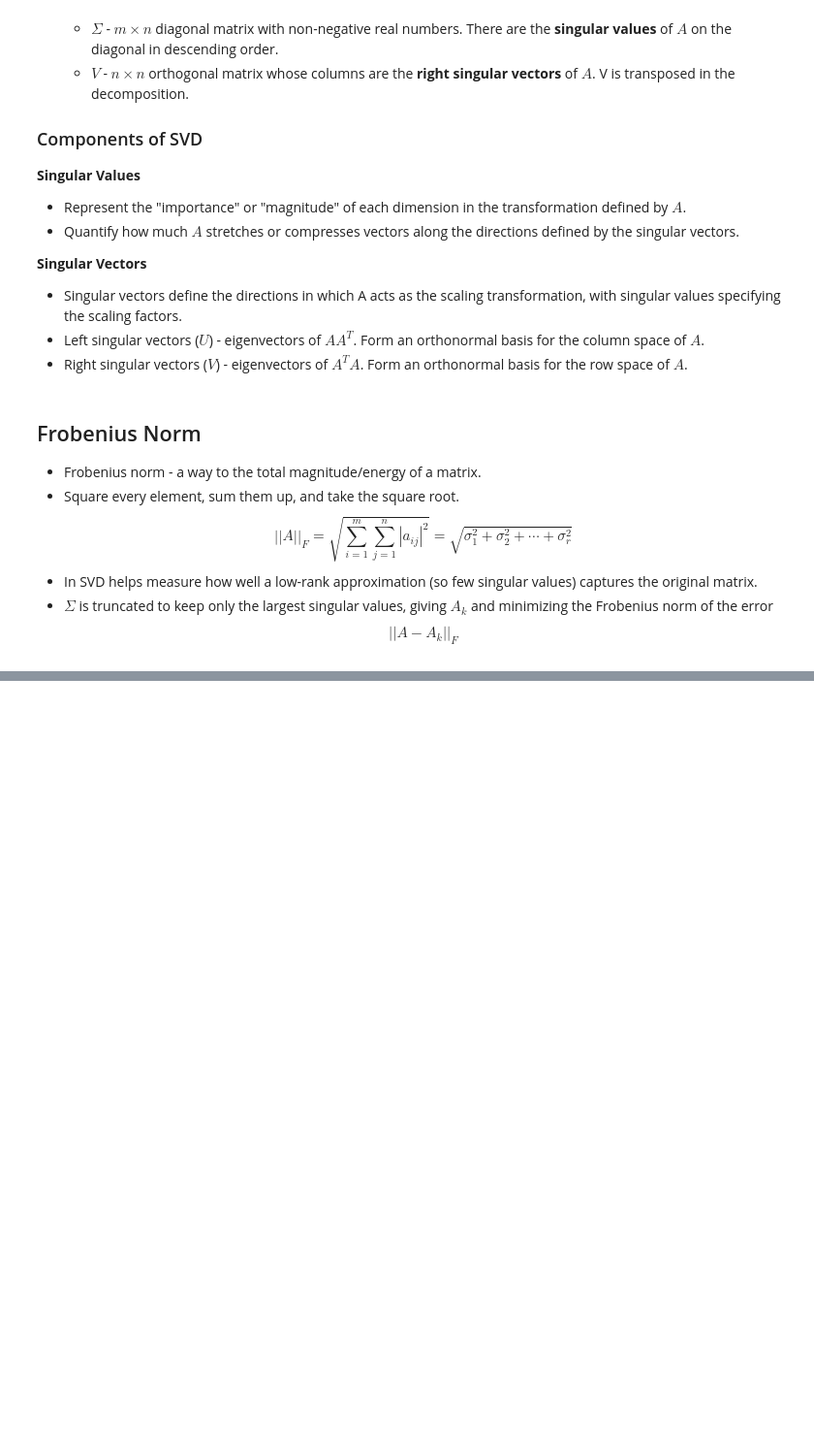
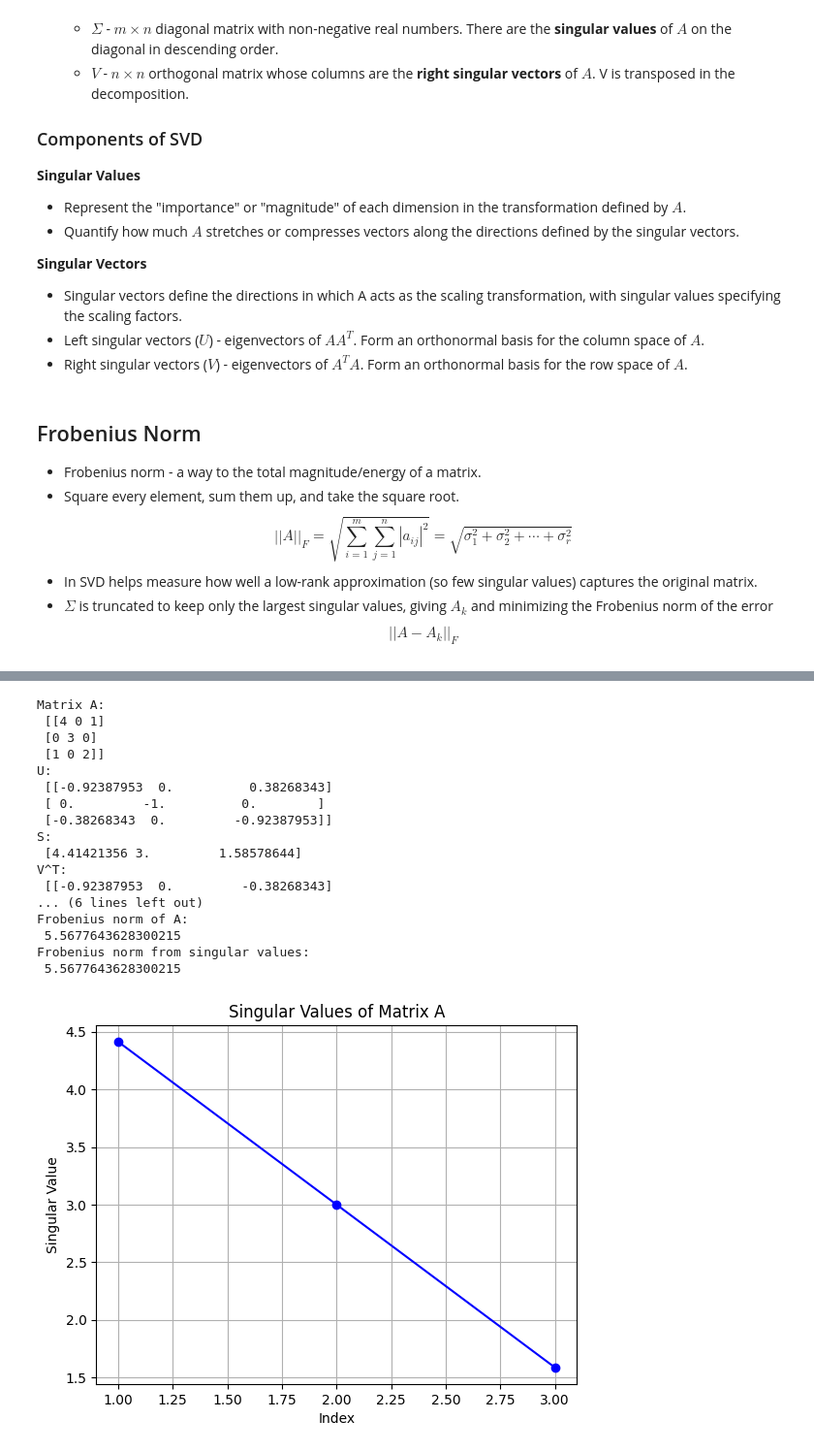
Before and after one commit to LauriSarap/huawei-sweden-tech-arena, a Jupyter notebook: 1_svd_basics.ipynb, the cells around one changed output, grey strips where cells are left out. Shown: that part at 97% size. Saved outputs shown, nothing was run; the diff lists cells and outputs as text; code cells hidden in the pictures; blank space fills up the shorter version.

Commit message:
Learned about SVD basics and Frobenius norm

```diff
--- a/1_svd_basics.ipynb
+++ b/1_svd_basics.ipynb
@@ -132,2 +221,52 @@ $$
 # %%
-import
+import numpy as np
+import matplotlib.pyplot as plt
+
+A = np.array([[4, 0, 1], [0, 3, 0], [1, 0, 2]])
+print("Matrix A:\n", A)
+
+U, S, VT = np.linalg.svd(A)
+
+# Results of the SVD
+print("U:\n", U)
+print("S:\n", S)
+print("V^T:\n", VT)
+
+# Reconstruction
+A_reconstructed = U @ np.diag(S) @ VT
+print("Reconstructed A:\n", A_reconstructed)
+
+# Frobenius norm
+frobenius_norm = np.linalg.norm(A, 'fro')
+print("Frobenius norm of A:\n", frobenius_norm)
+
+frobenius_norm_from_singular_values = np.sqrt(np.sum(S**2))
+print("Frobenius norm from singular values:\n", frobenius_norm_from_singular_values)
+
+# Plot
+plt.figure()
+plt.plot(range(1, len(S) + 1), S, 'bo-')
+plt.xlabel("Index")
+plt.ylabel("Singular Value")
+plt.title("Singular Values of Matrix A")
+plt.grid(True)
+plt.show()
+# %% [output]
+Matrix A:
+ [[4 0 1]
+ [0 3 0]
+ [1 0 2]]
+U:
+ [[-0.92387953  0.          0.38268343]
+ [ 0.         -1.          0.        ]
+ [-0.38268343  0.         -0.92387953]]
+S:
+ [4.41421356 3.         1.58578644]
+V^T:
+ [[-0.92387953  0.         -0.38268343]
+... (6 lines left out)
+Frobenius norm of A:
+ 5.5677643628300215
+Frobenius norm from singular values:
+ 5.5677643628300215
+[figure, added]
```
Also changed, not shown: parts of 2 cells of this notebook, 1 other file.
